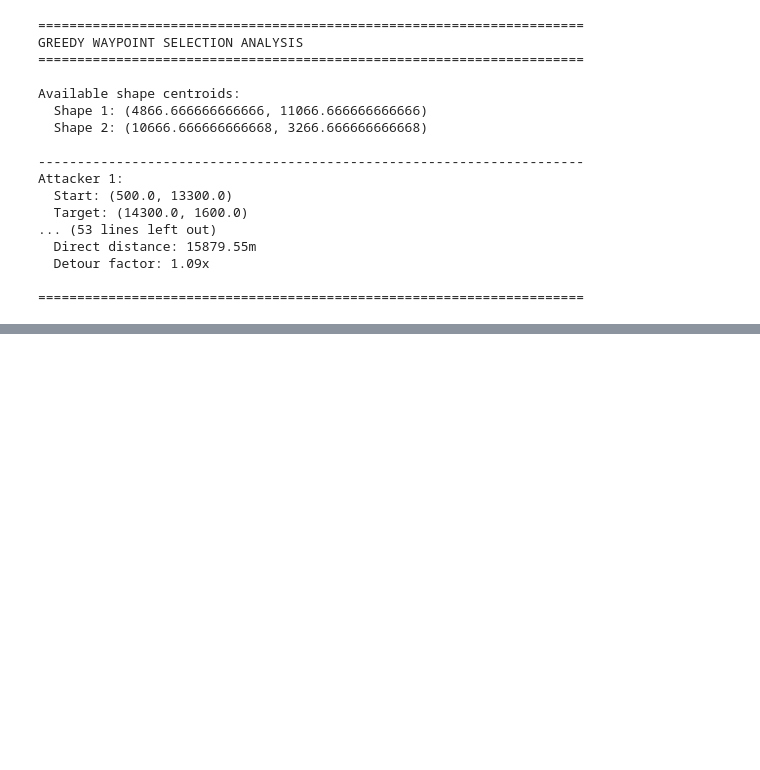
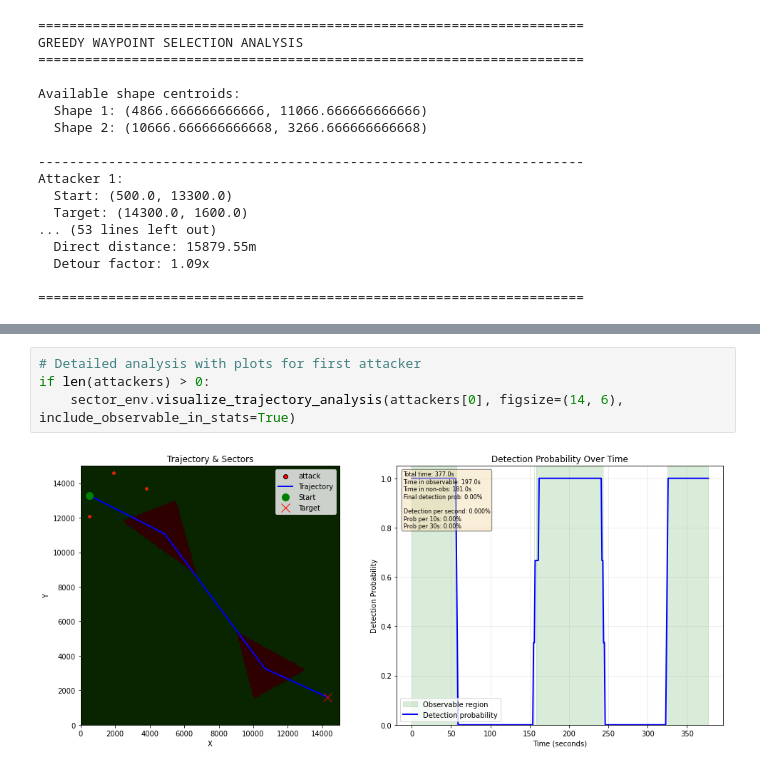
Before and after one commit to Mullerio/EDTHBerlin, a Jupyter notebook: utils/test_greedy_visualization.ipynb, the cells around one changed output, grey strips where cells are left out. Saved outputs shown, nothing was run; the diff lists cells and outputs as text; blank space fills up the shorter version.

```diff
--- a/utils/test_greedy_visualization.ipynb
+++ b/utils/test_greedy_visualization.ipynb
@@ -136,0 +145,6 @@ Attacker 1:
+# %%
+# Detailed analysis with plots for first attacker
+if len(attackers) > 0:
+    sector_env.visualize_trajectory_analysis(attackers[0], figsize=(14, 6), include_observable_in_stats=True)
+# %% [output]
+[figure, added]
```
Also changed, not shown: parts of 16 cells of this notebook, 3 other files.
